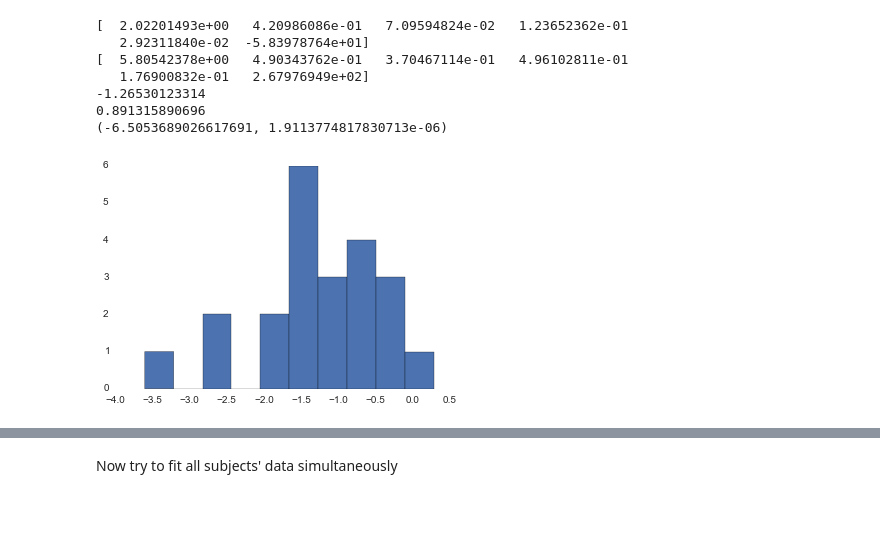
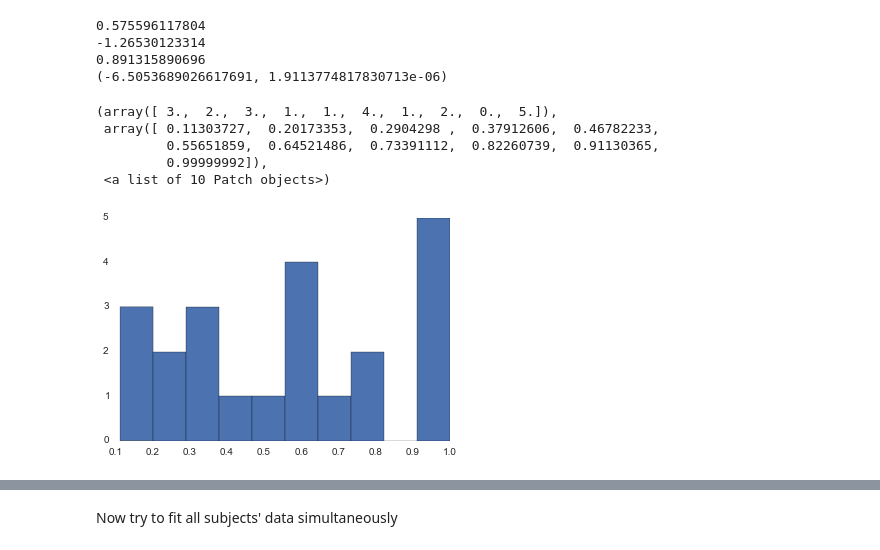
Before and after one commit to iancballard/feature-discrimination-analysis, a Jupyter notebook: RT_fitting.ipynb, the cells around one changed output, grey strips where cells are left out. Cells and saved outputs as stored; diff of their text form; code cells hidden in the pictures; blank space fills up the shorter version.

```diff
--- a/RT_fitting.ipynb
+++ b/RT_fitting.ipynb
@@ -47,0 +56,5 @@ rt_dict_exp = {'ser': ser_rts, 'sim':sim_rts}
+# %%
+a = sim_rts.dropna()
+a = a['rt'].values
+a = [rt for rt in a if rt < 100000]
+sns.distplot(a);
@@ -156,7 +170,10 @@ def run_subjects(sub_id):
     params = (0,0,0,0,0,0) #initialize parameters to 0
 
     #minimize
-    res = minimize(regress,params,args=(predictors,num_runs,exp),method='BFGS', options={'disp': True})
+#     res = minimize(regress,params,args=(predictors,num_runs,exp),method='Nelder-Mead', options={'disp': True})
+
+    minimizer_kwargs = {"method": "BFGS",'args':(predictors,num_runs,exp)}
+    res = basinhopping(regress, params, minimizer_kwargs=minimizer_kwargs,niter=50)
 
     return res
 # %%
@@ -183,25 +182,31 @@ Optimization terminated successfully.
 # %%
 params = []
 for n,o in enumerate(output):
     if o.success:
         params.append(o.x)
+    else:
+        None
 params = np.array(params)
 
-print np.mean(params, axis=0)
-print np.std(params,axis = 0)
+V_beta = [b for b in params[:,5] if b>-200]
+alpha = map(lambda x: scipy.stats.logistic.cdf(x),params[:,0])
+alpha = [a for n,a in enumerate(alpha) if params[:,5][n] > -200]
 
-V_beta = [b for b in params[:,5] if b>-200]
+print np.mean(alpha)
 print np.mean(V_beta)
 print np.std(V_beta)
-plt.hist(V_beta)
+# plt.hist(V_beta)
 print scipy.stats.ttest_1samp(V_beta,0)
-# plt.hist(map(lambda x: scipy.stats.logistic.cdf(x),params[0]))
+
+plt.hist(alpha)
 # %% [output]
-[  2.02201493e+00   4.20986086e-01   7.09594824e-02   1.23652362e-01
-   2.92311840e-02  -5.83978764e+01]
-[  5.80542378e+00   4.90343762e-01   3.70467114e-01   4.96102811e-01
-   1.76900832e-01   2.67976949e+02]
+0.575596117804
 -1.26530123314
 0.891315890696
 (-6.5053689026617691, 1.9113774817830713e-06)
+(array([ 3.,  2.,  3.,  1.,  1.,  4.,  1.,  2.,  0.,  5.]),
+ array([ 0.11303727,  0.20173353,  0.2904298 ,  0.37912606,  0.46782233,
+         0.55651859,  0.64521486,  0.73391112,  0.82260739,  0.91130365,
+         0.99999992]),
+ <a list of 10 Patch objects>)
-[figure, old version]
+[figure, new version]
```
Also changed, not shown: parts of 21 cells of this notebook, 2 other files.
